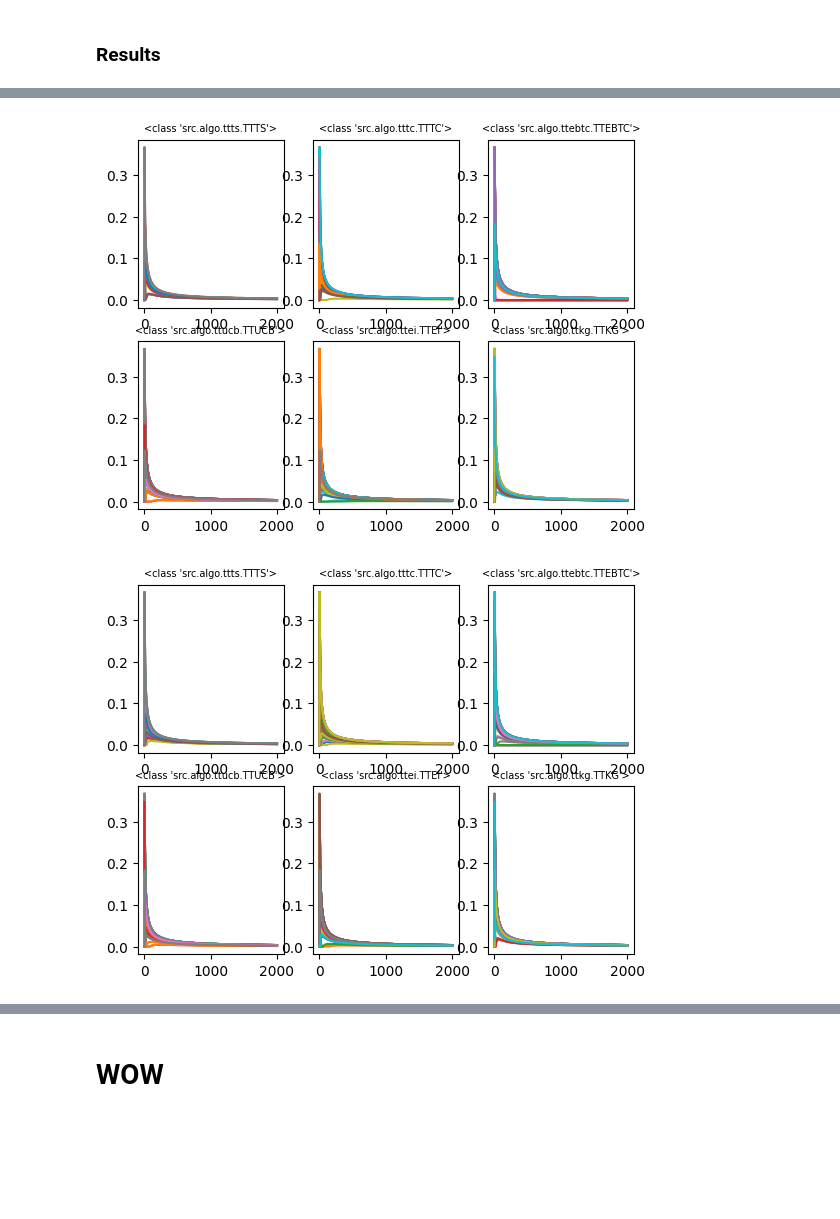
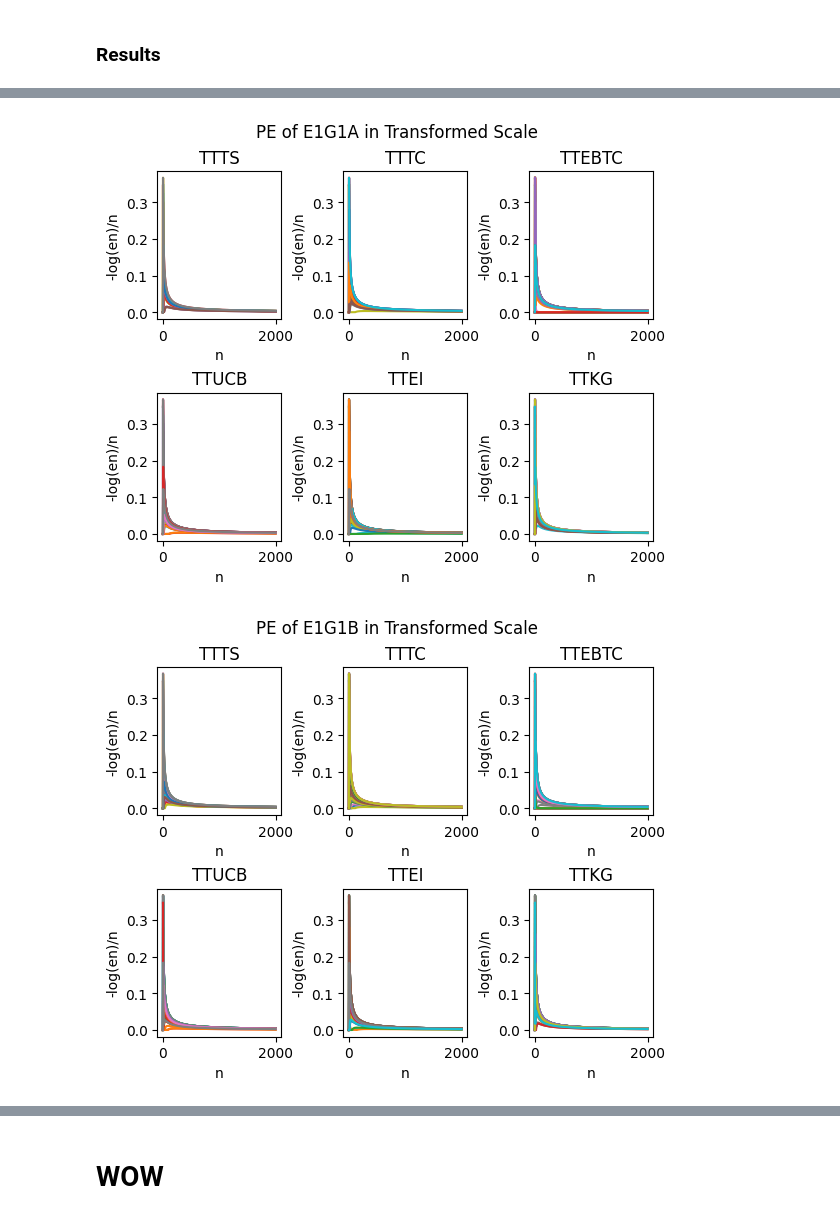
Before and after one commit to JasonCP14/multi-armed-bandits, a Jupyter notebook: notebook.ipynb, the cells around one changed output, grey strips where cells are left out. Drawn from its saved outputs; the diff is of its cells as text; code cells hidden in the pictures; blank space fills up the shorter version.

```diff
--- a/notebook.ipynb
+++ b/notebook.ipynb
@@ -200,2 +192,20 @@ print(f"2B: {results_1_2b[0]}, fails = {results_1_1b[1]}")
 2A: {<class 'src.algo.ttts.TTTS'>: 11.93, <class 'src.algo.tttc.TTTC'>: 10.03, <class 'src.algo.ttebtc.TTEBTC'>: 10.5, <class 'src.algo.ttucb.TTUCB'>: 10.68, <class 'src.algo.ttei.TTEI'>: 9.68, <class ...
 2B: {<class 'src.algo.ttts.TTTS'>: 14.86, <class 'src.algo.tttc.TTTC'>: 14.64, <class 'src.algo.ttebtc.TTEBTC'>: 12.97, <class 'src.algo.ttucb.TTUCB'>: 11.54, <class 'src.algo.ttei.TTEI'>: 12.49, <cla ...
+# %%
+titles = ["TTEBTC 1A", "TTEI 1A", "TTEBTC 1B", "TTEI 1B"]
+iters = [results_1_1a["iters"][TTEBTC], results_1_1a["iters"][TTEI], results_1_1b["iters"][TTEBTC], results_1_1b["iters"][TTEI]]
+figure, axis = plt.subplots(2, 2)
+plt.subplots_adjust(hspace = 0.5)
+plt.suptitle("Number of Iterations Distribution for All 4 Cases")
+x = np.arange(1, 2001)
+a, b = 0, 0
+for i in range(len(iters)):
+    y = iters[i]
+    axis[a, b].hist(y, bins = 30, range = (0,1500))
+    axis[a, b].set_xlabel("Number of Iterations")
+    axis[a, b].set_title(f"{titles[i]}")
+    if b < 1:
+        b += 1
+    else:
+        a, b = 1, 0
+plt.show()
@@ -202,25 +214,28 @@ print(f"2B: {results_1_2b[0]}, fails = {results_1_1b[1]}")
 # %%
-pes = [results_1_1a[2], results_1_1b[2], results_1_2a[2], results_1_2b[2]]
+pes = [results_1_1a["pe"], results_1_1b["pe"], results_1_2a["pe"], results_1_2b["pe"]]
+algos = [TTTS, TTTC, TTEBTC, TTUCB, TTEI, TTKG]
 algo_names = ["TTTS", "TTTC", "TTEBTC", "TTUCB", "TTEI", "TTKG"]
 names = ["E1G1A", "E1G1B", "E1G2A", "E1G2B"]
 x = np.arange(1, 2001)
 
 for i in range(len(pes)):
     figure, axis = plt.subplots(2, 3)
+    plt.subplots_adjust(hspace = 0.5, wspace = 0.5)
+    plt.suptitle(f"PE of {names[i]} in Transformed Scale")
     a, b = 0, 0
-    for algo in pes[i]:
-        line = pes[i][algo]
+    for j in range(len(pes[i])):
+        line = pes[i][algos[j]]
         ys = -np.log(line) / x
         for y in ys:
             axis[a, b].plot(x, y)
-        # plt.xlabel("n")
-        # plt.ylabel("-log(en)/n")
-        axis[a, b].set_title(f"{algo}", fontsize = 7)
+        axis[a, b].set_xlabel("n")
+        axis[a, b].set_ylabel("-log(en)/n")
+        axis[a, b].set_title(f"{algo_names[j]}")
         if b < 2:
             b += 1
         else:
             a, b = 1, 0
     plt.show()
 # %% [output]
-[figure, old version]
+[figure, new version]
-[figure, old version]
+[figure, new version]
```
Also changed, not shown: parts of 7 cells of this notebook, 1 other file.
